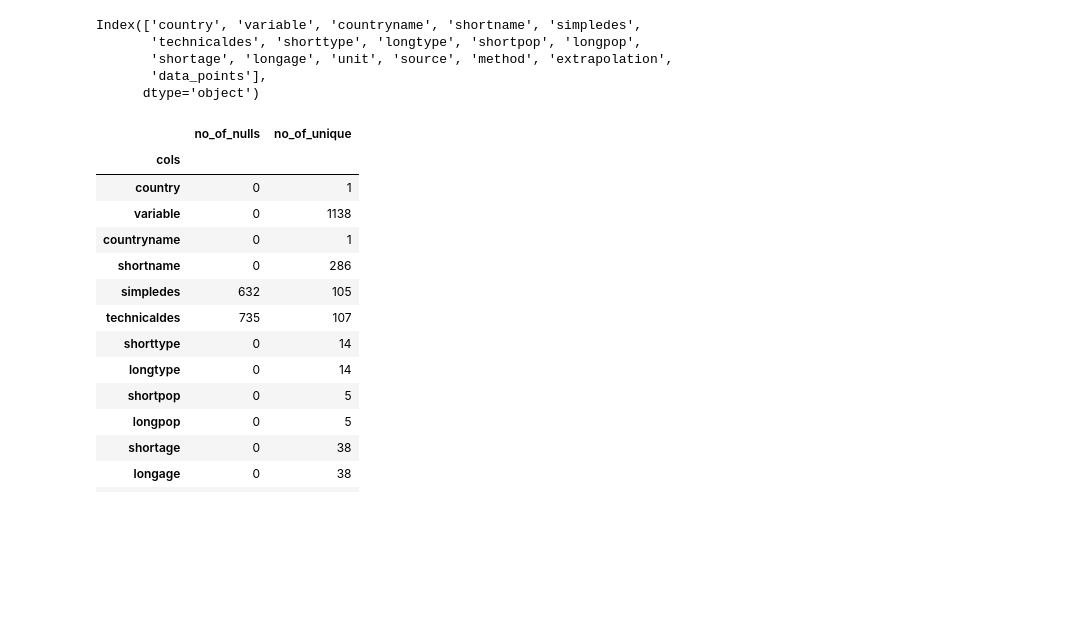
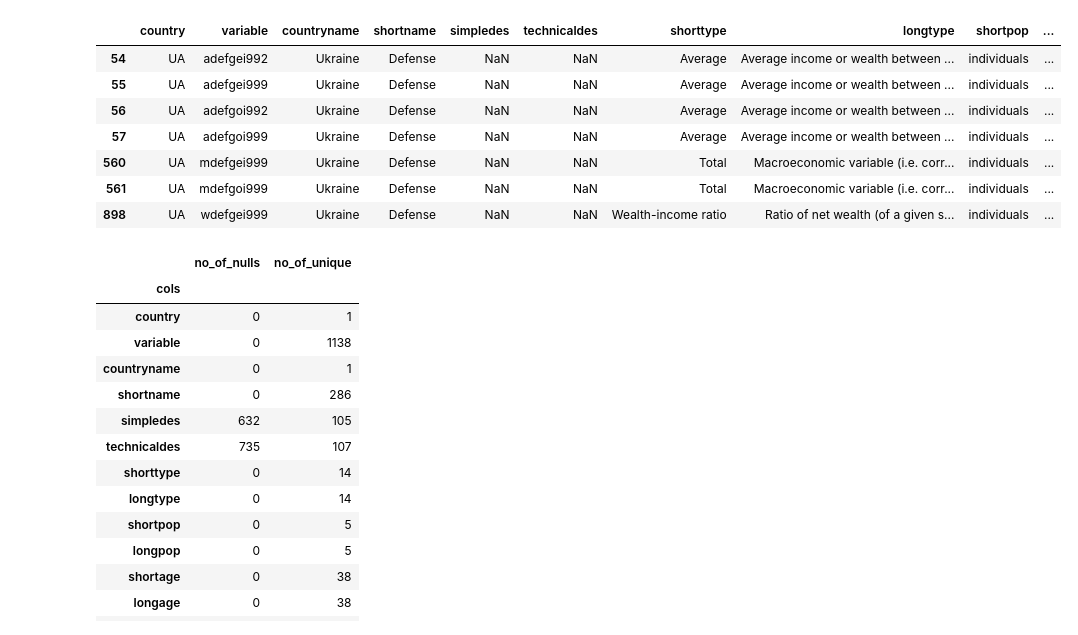
Before and after one commit to aldillon88/world-inequality-analysis, a Jupyter notebook: notebooks/initial-eda.ipynb, the cells around one changed output. Saved outputs shown, nothing was run; the diff lists cells and outputs as text; code cells hidden in the pictures; blank space fills up the shorter version.

```diff
--- a/notebooks/initial-eda.ipynb
+++ b/notebooks/initial-eda.ipynb
@@ -27,13 +36,16 @@ Index(['country', 'variable', 'percentile', 'year', 'value', 'age', 'pop'], dtyp
 # %%
 meta_path = f"../data/unprocessed/WID_metadata_{country_code}.csv"
 meta = pd.read_csv(meta_path, delimiter=';').drop(columns=['age', 'pop'])
-meta.columns
+meta[meta['shortname'] == 'Defense']
 # %% [output]
-Index(['country', 'variable', 'countryname', 'shortname', 'simpledes',
-       'technicaldes', 'shorttype', 'longtype', 'shortpop', 'longpop',
-       'shortage', 'longage', 'unit', 'source', 'method', 'extrapolation',
-       'data_points'],
-      dtype='object')
+|  | country | variable | countryname | shortname | simpledes | technicaldes | shorttype | longtype | shortpop | ... |
+| 54 | UA | adefgei992 | Ukraine | Defense | NaN | NaN | Average | Average income or wealth between ... | individuals | ... |
+| 55 | UA | adefgei999 | Ukraine | Defense | NaN | NaN | Average | Average income or wealth between ... | individuals | ... |
+| 56 | UA | adefgoi992 | Ukraine | Defense | NaN | NaN | Average | Average income or wealth between ... | individuals | ... |
+| 57 | UA | adefgoi999 | Ukraine | Defense | NaN | NaN | Average | Average income or wealth between ... | individuals | ... |
+| 560 | UA | mdefgei999 | Ukraine | Defense | NaN | NaN | Total | Macroeconomic variable (i.e. corr... | individuals | ... |
+| 561 | UA | mdefgoi999 | Ukraine | Defense | NaN | NaN | Total | Macroeconomic variable (i.e. corr... | individuals | ... |
+| 898 | UA | wdefgei999 | Ukraine | Defense | NaN | NaN | Wealth-income ratio | Ratio of net wealth (of a given s... | individuals | ... |
 # %%
 cols = meta.columns
 nulls = [val for val in meta.isna().sum().values]
```
Also changed, not shown: parts of 4 cells of this notebook, 2 other files.
